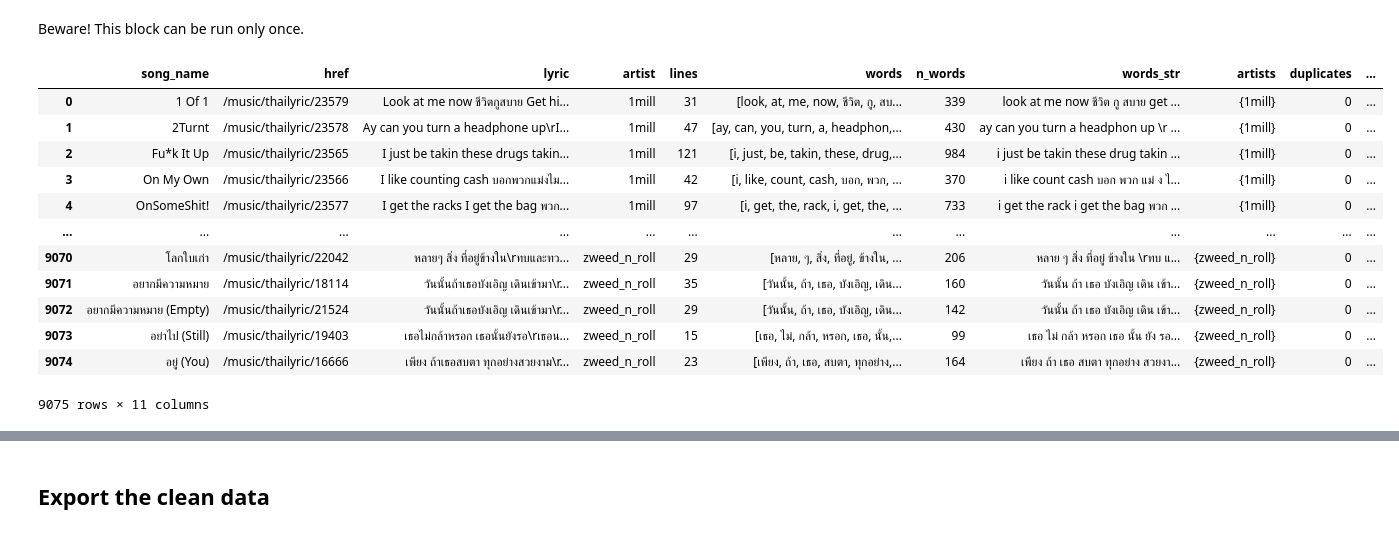
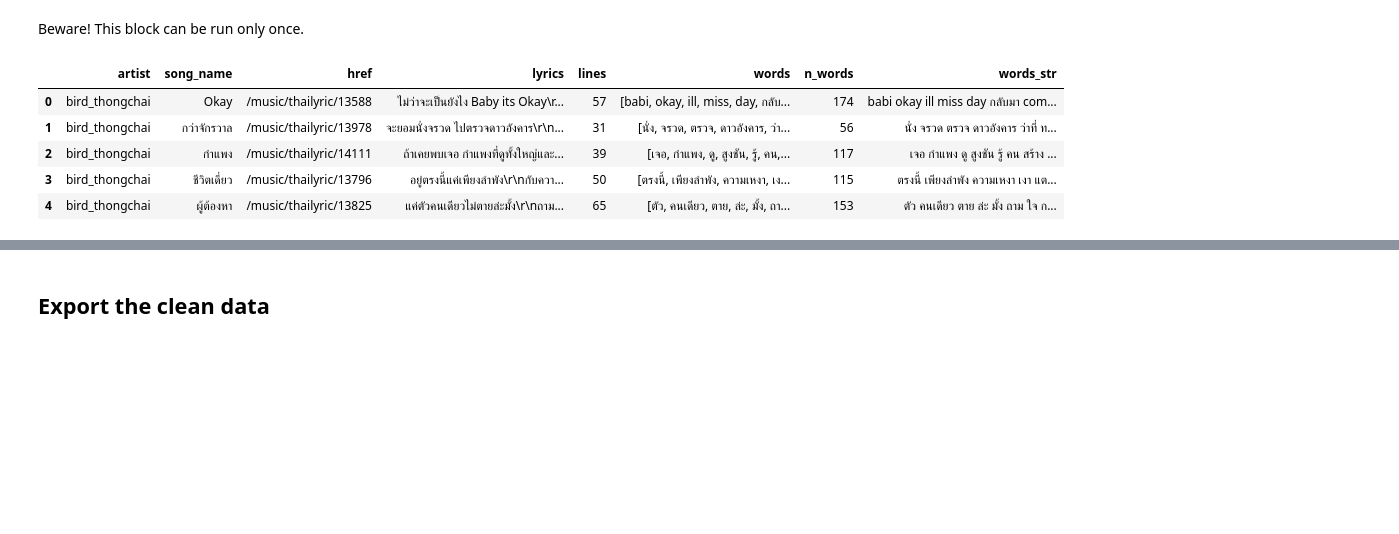
Before and after one commit to BFF-Pattern/Thai-Artist-Classification-by-Song-Lyrics, a Jupyter notebook: models/thaimodel/data_preparation.ipynb, the cells around one changed output, grey strips where cells are left out. Cells and saved outputs as stored; diff of their text form; code cells hidden in the pictures; blank space fills up the shorter version.

```diff
--- a/models/thaimodel/data_preparation.ipynb
+++ b/models/thaimodel/data_preparation.ipynb
@@ -131,9 +64,6 @@ Number of underscore: 226
 # %%
 # count number of lines
-song_df['lines'] = song_df['lyric'].map(lambda t: len(re.findall(r'\n', t)))
+song_df['lines'] = song_df['lyrics'].map(lambda t: len(re.findall(r'\r\n', t)))
-# %%
-# remove line breaks
-song_df['lyric'] = song_df['lyric'].map(lambda s: re.sub(r' \n|\n', '', s))
 # %% [markdown]
 ### Tokenise
 # %%
@@ -182,5 +82,7 @@ def split_word(text):
 # %%
-song_df['words'] = song_df['lyric'].map(lambda s: split_word(s))
+# split words from each line
+
+song_df['words'] = song_df['lyrics'].map(lambda s: re.sub(r'\r\n', '', s)).map(lambda text: split_word(text))
 
 # This function may take longer than 2 minutes.
 # %%
@@ -218,27 +122,3 @@ fig = px.histogram(song_df, x='n_words', title='Words per song')
 fig.show()
 # %% [markdown]
 Beware! This block can be run only once.
-# %%
-# # create dataframe with lists of artists
-song_df['words_str'] = song_df['words'].map(lambda lst: ' '.join(lst))
-
-# map text to artists
-words_to_artist = {}
-for tp in song_df[['artist', 'words_str']].itertuples(index=False):
-    artist = tp[0]
-    words = tp[1]
-    if words in words_to_artist:
-        words_to_artist[words].append(artist)
-    else:
-        words_to_artist[words] = [artist]
-
-# insert list of artists to dataframe
-song_df['artists'] = song_df['words_str'].map(words_to_artist)
-song_df['duplicates'] = song_df['artists'].map(len) - 1
-
-# convert list of artists to set of artists
-song_df['artists'] = song_df['artists'].map(set)
-song_df['n_artists'] = song_df['artists'].map(len)
-
-# remove duplicate songs
-artist_text_df = song_df.drop_duplicates('words_str')
@@ -245,16 +128,9 @@ artist_text_df = song_df.drop_duplicates('words_str')
 # %%
-song_df
+song_df.head()
 # %% [output]
-|  | song_name | href | lyric | artist | lines | words | n_words | words_str | artists | duplicates | ... |
-| 0 | 1 Of 1 | /music/thailyric/23579 | Look at me now ชีวิตกูสบาย Get hi... | 1mill | 31 | [look, at, me, now, ชีวิต, กู, สบ... | 339 | look at me now ชีวิต กู สบาย get ... | {1mill} | 0 | ... |
-| 1 | 2Turnt | /music/thailyric/23578 | Ay can you turn a headphone up\rI... | 1mill | 47 | [ay, can, you, turn, a, headphon,... | 430 | ay can you turn a headphon up \r ... | {1mill} | 0 | ... |
-| 2 | Fu*k It Up | /music/thailyric/23565 | I just be takin these drugs takin... | 1mill | 121 | [i, just, be, takin, these, drug,... | 984 | i just be takin these drug takin ... | {1mill} | 0 | ... |
-| 3 | On My Own | /music/thailyric/23566 | I like counting cash บอกพวกแม่งไม... | 1mill | 42 | [i, like, count, cash, บอก, พวก, ... | 370 | i like count cash บอก พวก แม่ ง ไ... | {1mill} | 0 | ... |
-| 4 | OnSomeShit! | /music/thailyric/23577 | I get the racks I get the bag พวก... | 1mill | 97 | [i, get, the, rack, i, get, the, ... | 733 | i get the rack i get the bag พวก ... | {1mill} | 0 | ... |
-| ... | ... | ... | ... | ... | ... | ... | ... | ... | ... | ... | ... |
-| 9070 | โลกใบเก่า | /music/thailyric/22042 | หลายๆ สิ่ง ที่อยู่ข้างใน\rทบและทว... | zweed_n_roll | 29 | [หลาย, ๆ, สิ่ง, ที่อยู่, ข้างใน, ... | 206 | หลาย ๆ สิ่ง ที่อยู่ ข้างใน \rทบ แ... | {zweed_n_roll} | 0 | ... |
-| 9071 | อยากมีความหมาย | /music/thailyric/18114 | วันนั้นถ้าเธอบังเอิญ เดินเข้ามา\r... | zweed_n_roll | 35 | [วันนั้น, ถ้า, เธอ, บังเอิญ, เดิน... | 160 | วันนั้น ถ้า เธอ บังเอิญ เดิน เข้า... | {zweed_n_roll} | 0 | ... |
-| 9072 | อยากมีความหมาย (Empty) | /music/thailyric/21524 | วันนั้นถ้าเธอบังเอิญ เดินเข้ามา\r... | zweed_n_roll | 29 | [วันนั้น, ถ้า, เธอ, บังเอิญ, เดิน... | 142 | วันนั้น ถ้า เธอ บังเอิญ เดิน เข้า... | {zweed_n_roll} | 0 | ... |
-| 9073 | อย่าไป (Still) | /music/thailyric/19403 | เธอไม่กล้าหรอก เธอนั้นยังรอ\rเธอน... | zweed_n_roll | 15 | [เธอ, ไม่, กล้า, หรอก, เธอ, นั้น,... | 99 | เธอ ไม่ กล้า หรอก เธอ นั้น ยัง รอ... | {zweed_n_roll} | 0 | ... |
-| 9074 | อยู่ (You) | /music/thailyric/16666 | เพียง ถ้าเธอสบตา ทุกอย่างสวยงาม\r... | zweed_n_roll | 23 | [เพียง, ถ้า, เธอ, สบตา, ทุกอย่าง,... | 164 | เพียง ถ้า เธอ สบตา ทุกอย่าง สวยงา... | {zweed_n_roll} | 0 | ... |
+|  | artist | song_name | href | lyrics | lines | words | n_words | words_str |
+| 0 | bird_thongchai | Okay | /music/thailyric/13588 | ไม่ว่าจะเป็นยังไง Baby its Okay\r... | 57 | [babi, okay, ill, miss, day, กลับ... | 174 | babi okay ill miss day กลับมา com... |
+| 1 | bird_thongchai | กว่าจักรวาล | /music/thailyric/13978 | จะยอมนั่งจรวด ไปตรวจดาวอังคาร\r\n... | 31 | [นั่ง, จรวด, ตรวจ, ดาวอังคาร, ว่า... | 56 | นั่ง จรวด ตรวจ ดาวอังคาร ว่าที่ ท... |
+| 2 | bird_thongchai | กำแพง | /music/thailyric/14111 | ถ้าเคยพบเจอ กำแพงที่ดูทั้งใหญ่และ... | 39 | [เจอ, กำแพง, ดู, สูงชัน, รู้, คน,... | 117 | เจอ กำแพง ดู สูงชัน รู้ คน สร้าง ... |
+| 3 | bird_thongchai | ชีวิตเดี่ยว | /music/thailyric/13796 | อยู่ตรงนี้แค่เพียงลำพัง\r\nกับควา... | 50 | [ตรงนี้, เพียงลำพัง, ความเหงา, เง... | 115 | ตรงนี้ เพียงลำพัง ความเหงา เงา แต... |
+| 4 | bird_thongchai | ผู้ต้องหา | /music/thailyric/13825 | แค่ตัวคนเดียวไม่ตายล่ะมั้ง\r\nถาม... | 65 | [ตัว, คนเดียว, ตาย, ล่ะ, มั้ง, ถา... | 153 | ตัว คนเดียว ตาย ล่ะ มั้ง ถาม ใจ ก... |
-9075 rows × 11 columns
```
Also changed, not shown: parts of 13 cells of this notebook, 3 other files.
